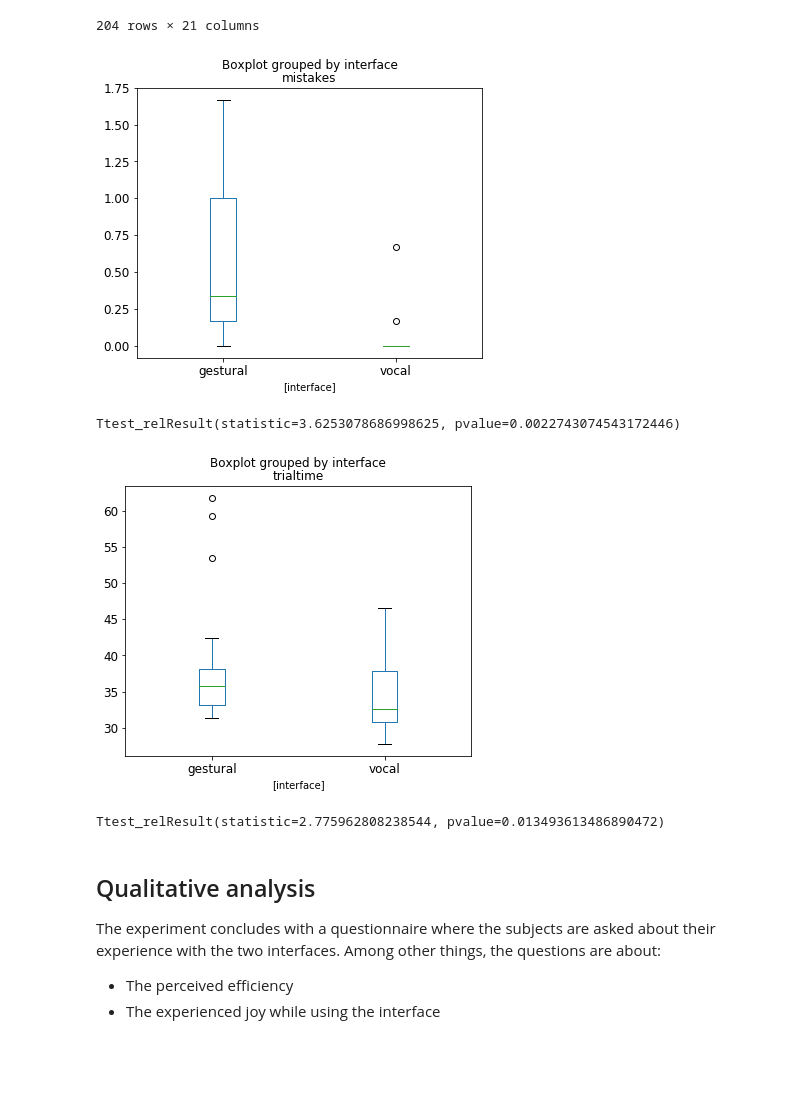
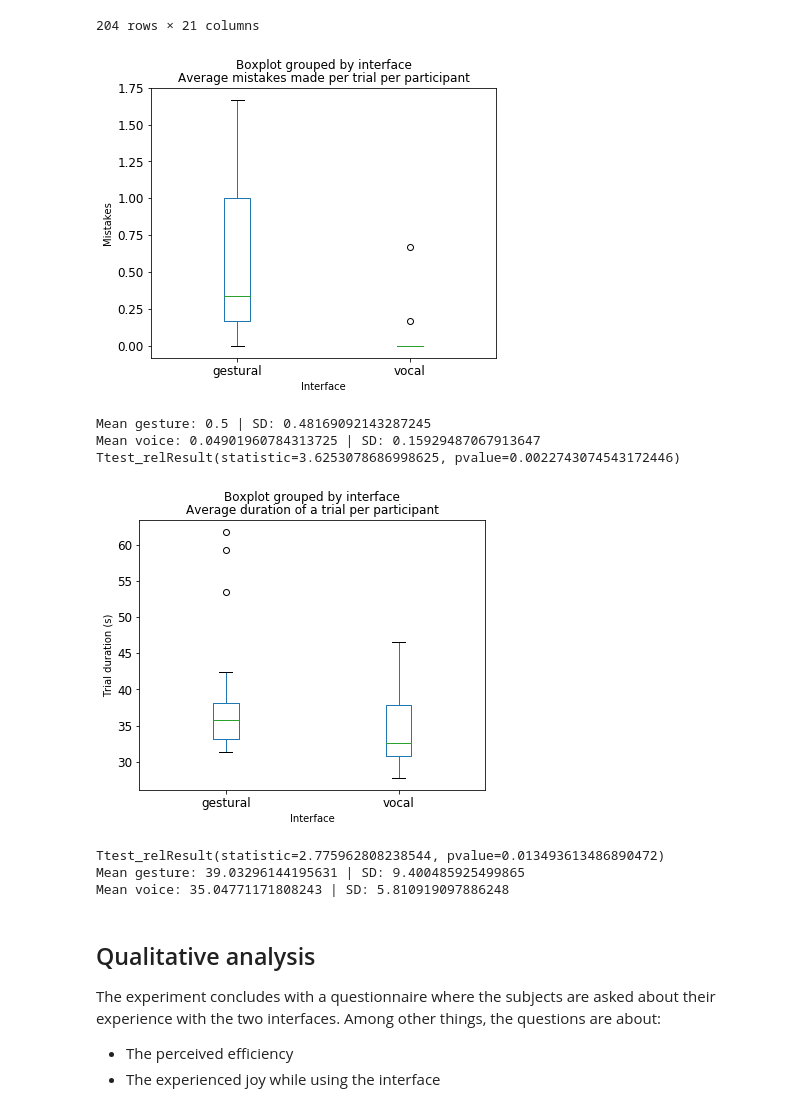
Before and after one commit to IsaiahvH/HRI-Dance-Project, a Jupyter notebook: Experiment/Analysis.ipynb, the cells around one changed output. Drawn from its saved outputs; the diff is of its cells as text; code cells hidden in the pictures; blank space fills up the shorter version.

Commit message:
Added mean and standard deviation calculations for t-test.

```diff
--- a/Experiment/Analysis.ipynb
+++ b/Experiment/Analysis.ipynb
@@ -146,16 +146,33 @@ mean_success_trialtime = mean_trialtime[:,:,0]
 # %%
 # Make plots and calculate significance with a dependent t-test:
 mean_mistakes.to_frame().boxplot(by='interface', grid=False, figsize=(6,5), fontsize=12)
+plt.title("Average mistakes made per trial per participant")
+plt.ylabel("Mistakes")
+plt.xlabel("Interface")
 plt.show()
+
+print("Mean gesture:", np.mean(mean_mistakes[:,'gestural']), "| SD:", np.std(mean_mistakes[:,'gestural']))
+print("Mean voice:", np.mean(mean_mistakes[:,'vocal']), "| SD:", np.std(mean_mistakes[:,'vocal']))
 print(sts.ttest_rel(list(mean_mistakes[:,'gestural']), list(mean_mistakes[:,'vocal'])))
+
 mean_success_trialtime.to_frame().boxplot(by='interface', grid=False, figsize=(6,5), fontsize=12)
+plt.title("Average duration of a trial per participant")
+plt.ylabel("Trial duration (s)")
+plt.xlabel("Interface")
 plt.show()
+
 print(sts.ttest_rel(list(mean_success_trialtime[:,'gestural']), list(mean_success_trialtime[:,'vocal'])))
+print("Mean gesture:", np.mean(mean_success_trialtime[:,'gestural']), "| SD:", np.std(mean_success_trialtime[:,'gestural']))
+print("Mean voice:", np.mean(mean_success_trialtime[:,'vocal']), "| SD:", np.std(mean_success_trialtime[:,'vocal']))
 # %% [output]
-[figure, old version]
+[figure, new version]
+Mean gesture: 0.5 | SD: 0.48169092143287245
+Mean voice: 0.04901960784313725 | SD: 0.15929487067913647
 Ttest_relResult(statistic=3.6253078686998625, pvalue=0.0022743074543172446)
-[figure, old version]
+[figure, new version]
 Ttest_relResult(statistic=2.775962808238544, pvalue=0.013493613486890472)
+Mean gesture: 39.03296144195631 | SD: 9.400485925499865
+Mean voice: 35.04771171808243 | SD: 5.810919097886248
 # %% [markdown]
 ## Qualitative analysis
 The experiment concludes with a questionnaire where the subjects are asked about their experience with the two interfaces. Among other things, the questions are about:
```
